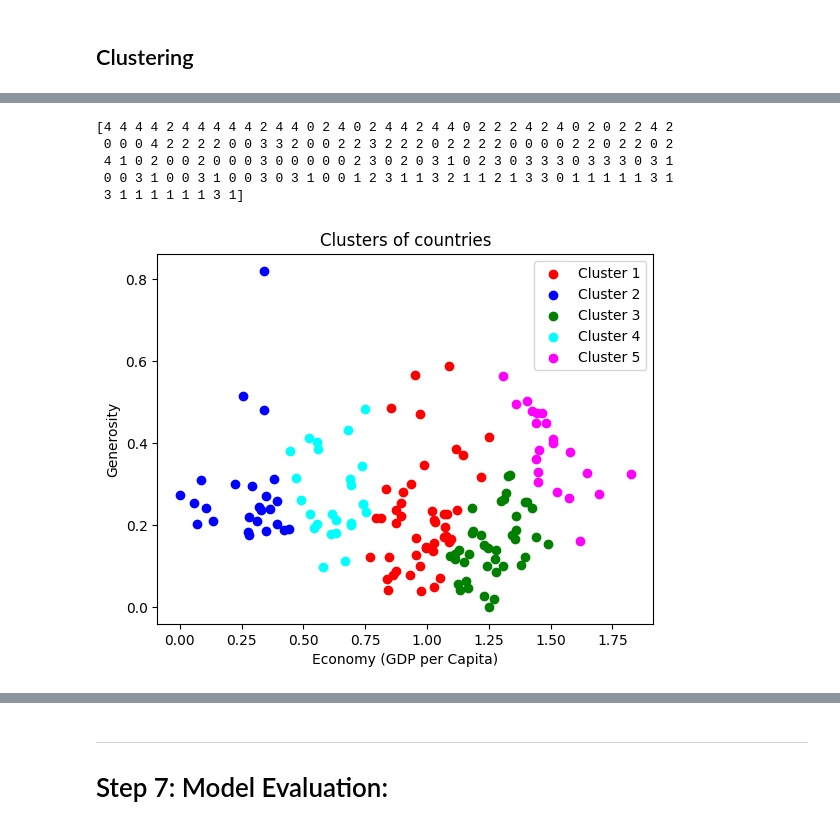
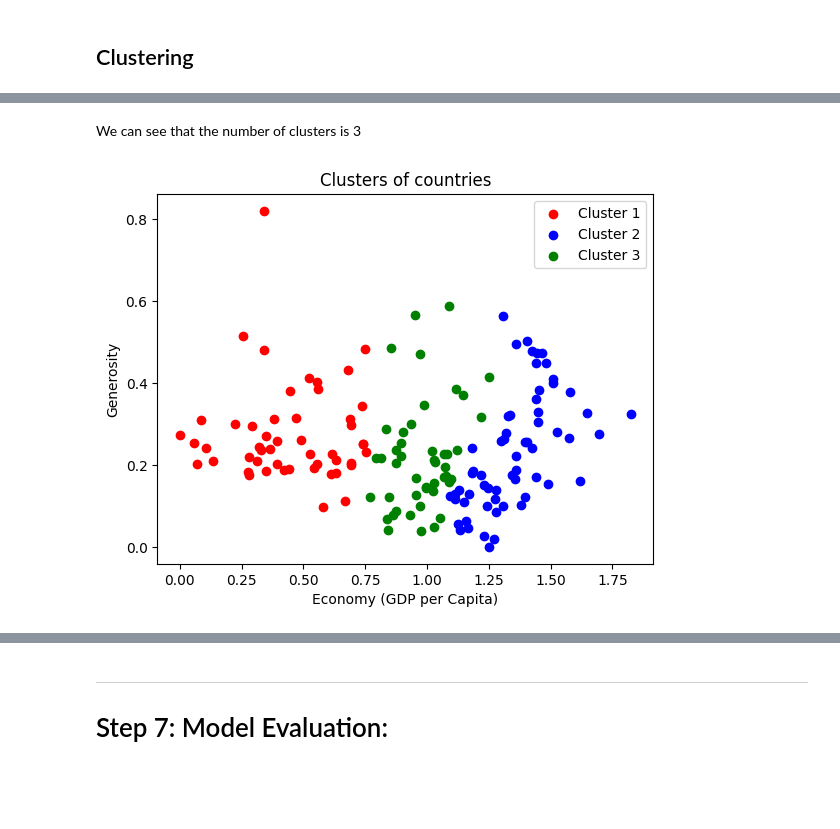
Before and after one commit to Hormone4/World-Happiness-Machine-Learning, a Jupyter notebook: main.ipynb, the cells around one changed output, grey strips where cells are left out. Saved outputs shown, nothing was run; the diff lists cells and outputs as text; code cells hidden in the pictures; blank space fills up the shorter version.

```diff
--- a/main.ipynb
+++ b/main.ipynb
@@ -241,24 +343,20 @@ X = D[[independant_var, dependant_var]].values
+# %% [markdown]
+We can see that the number of clusters is 3
 # %%
-hc = AgglomerativeClustering(n_clusters = 5, metric = 'euclidean', linkage = 'ward')
+hc = AgglomerativeClustering(n_clusters = 3, metric = 'euclidean', linkage = 'ward')
 y_hc = hc.fit_predict(X)
-print(y_hc)
+#print(y_hc)
-# %% [output]
-[4 4 4 4 2 4 4 4 4 4 2 4 4 0 2 4 0 2 4 4 2 4 4 0 2 2 2 4 2 4 0 2 0 2 2 4 2
- 0 0 0 4 2 2 2 2 0 0 3 3 2 0 0 2 2 3 2 2 2 0 2 2 2 2 0 0 0 0 2 2 0 2 2 0 2
- 4 1 0 2 0 0 2 0 0 0 3 0 0 0 0 0 2 3 0 2 0 3 1 0 2 3 0 3 3 3 0 3 3 3 0 3 1
- 0 0 3 1 0 0 3 1 0 0 3 0 3 1 0 0 1 2 3 1 1 3 2 1 1 2 1 3 3 0 1 1 1 1 1 3 1
- 3 1 1 1 1 1 1 3 1]
 # %%
-#same but custom for our dataset
 plt.pyplot.scatter(X[y_hc == 0, 0], X[y_hc == 0, 1], c = 'red', label = 'Cluster 1')
 plt.pyplot.scatter(X[y_hc == 1, 0], X[y_hc == 1, 1], c = 'blue', label = 'Cluster 2')
 plt.pyplot.scatter(X[y_hc == 2, 0], X[y_hc == 2, 1], c = 'green', label = 'Cluster 3')
-plt.pyplot.scatter(X[y_hc == 3, 0], X[y_hc == 3, 1], c = 'cyan', label = 'Cluster 4')
-plt.pyplot.scatter(X[y_hc == 4, 0], X[y_hc == 4, 1], c = 'magenta', label = 'Cluster 5')
+#plt.pyplot.scatter(X[y_hc == 3, 0], X[y_hc == 3, 1], c = 'cyan', label = 'Cluster 4')
+#plt.pyplot.scatter(X[y_hc == 4, 0], X[y_hc == 4, 1], c = 'magenta', label = 'Cluster 5')
+
 plt.pyplot.title('Clusters of countries')
 plt.pyplot.xlabel(independant_var)
 plt.pyplot.ylabel(dependant_var)
 plt.pyplot.legend()
 plt.pyplot.show()
 # %% [output]
-[figure, old version]
+[figure, new version]
```
Also changed, not shown: parts of 25 cells of this notebook.
